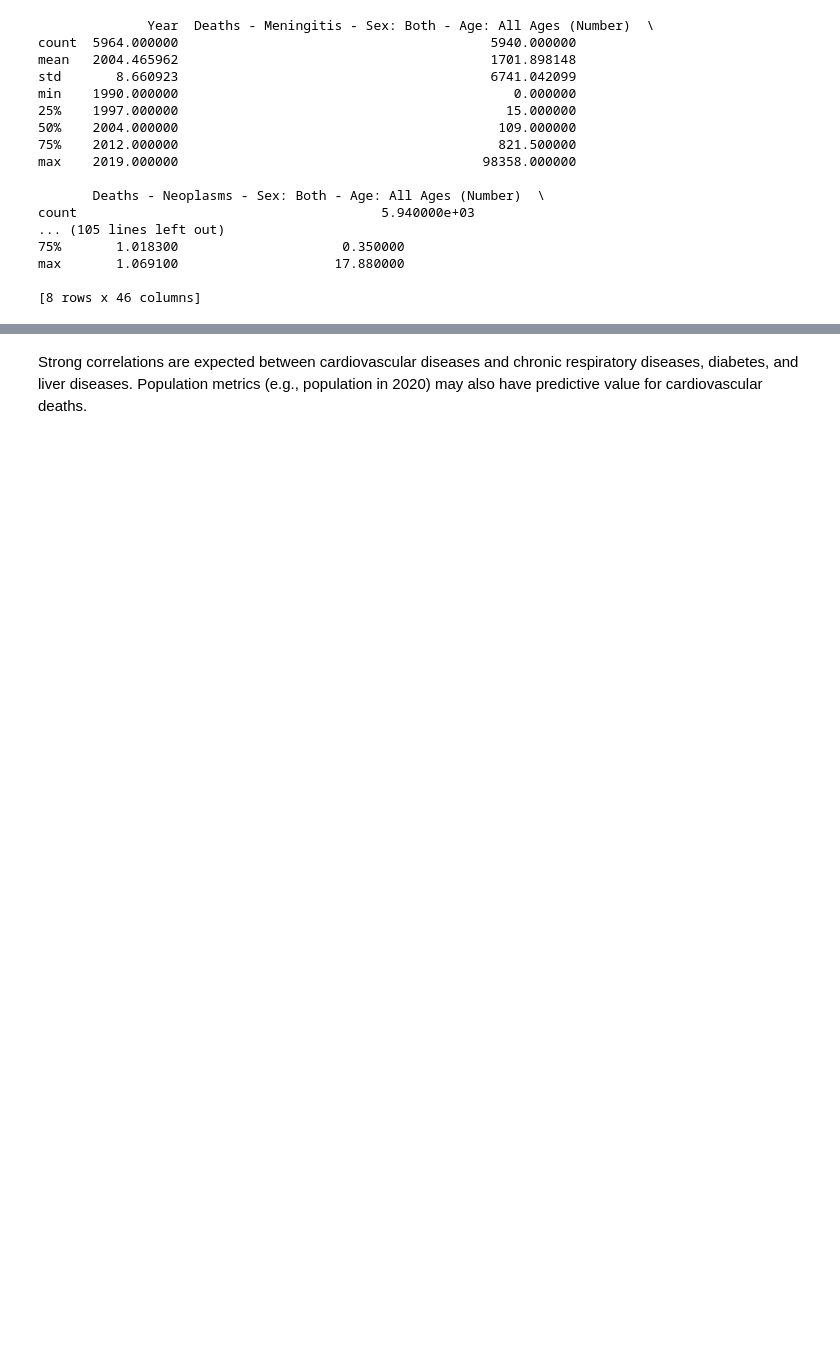
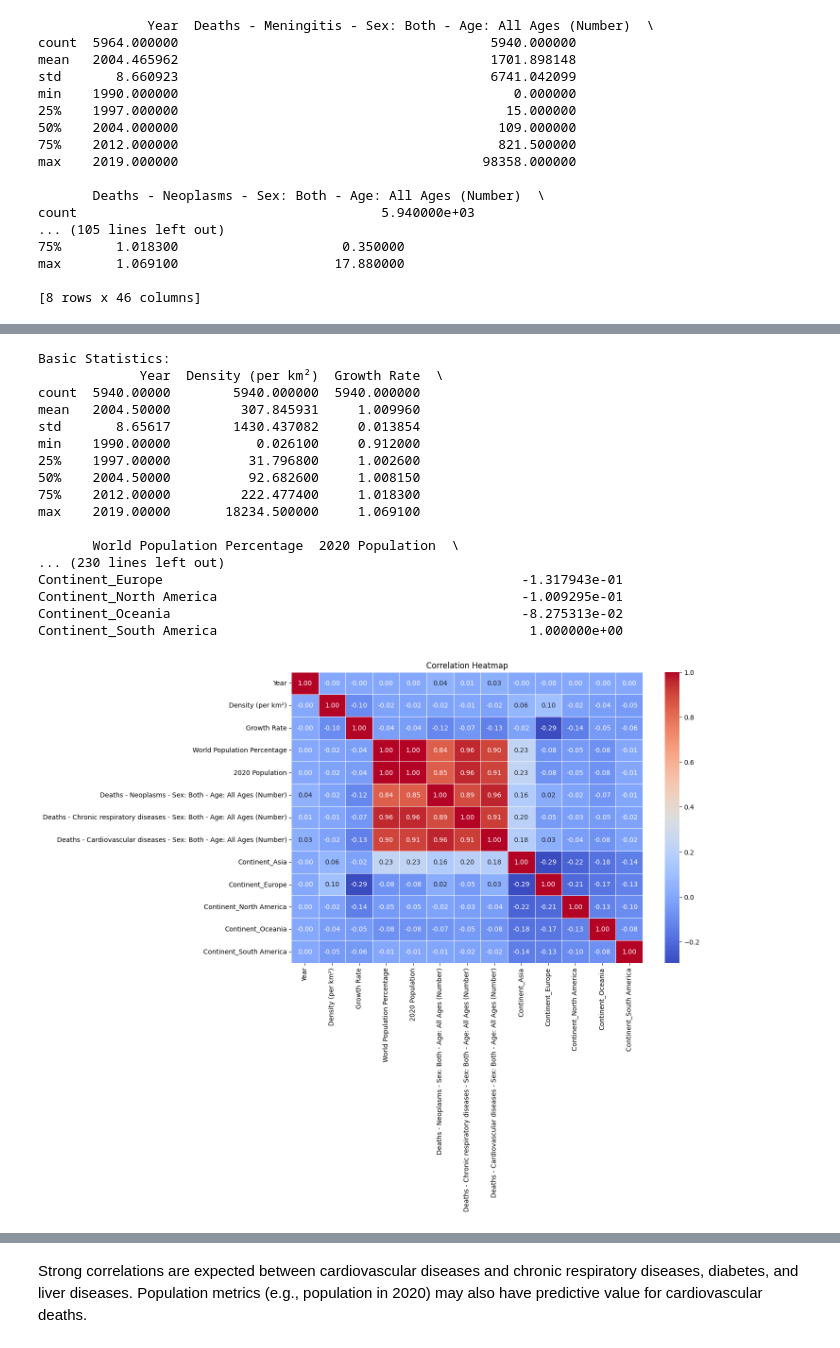
Before and after one commit to ApraxiaTM/Annual-Death-Causes, a Jupyter notebook: ai_project_prelim_sgu2.ipynb, the cells around one changed output, grey strips where cells are left out. Cells and saved outputs as stored; diff of their text form; code cells hidden in the pictures; blank space fills up the shorter version.

```diff
--- a/ai_project_prelim_sgu2.ipynb
+++ b/ai_project_prelim_sgu2.ipynb
@@ -409,11 +458,30 @@ plt.show()
 # %%
+# # Extract relevant features for predicting cardiovascular deaths
+# features = [
+#     'Year', 'Continent', 'Density (per km²)', 'Growth Rate',
+#     'World Population Percentage', '2020 Population',
+#     'Deaths - Diabetes mellitus - Sex: Both - Age: All Ages (Number)',
+#     'Deaths - Chronic respiratory diseases - Sex: Both - Age: All Ages (Number)',
+#     'Deaths - Cirrhosis and other chronic liver diseases - Sex: Both - Age: All Ages (Number)'
+# ]
+
+# target = 'Deaths - Cardiovascular diseases - Sex: Both - Age: All Ages (Number)'
+
+# # Create a feature-target DataFrame
+# data_model = merged_data_cleaned[features + [target]].dropna()
+
+# # One-hot encoding of 'Continent'
+# data_model = pd.get_dummies(data_model, columns=['Continent'], drop_first=True)
+# print("\nExtracted Data Sample:")
+# print(data_model.head())
+
 # Extract relevant features for predicting cardiovascular deaths
 features = [
     'Year', 'Continent', 'Density (per km²)', 'Growth Rate',
     'World Population Percentage', '2020 Population',
-    'Deaths - Diabetes mellitus - Sex: Both - Age: All Ages (Number)',
-    'Deaths - Chronic respiratory diseases - Sex: Both - Age: All Ages (Number)',
-    'Deaths - Cirrhosis and other chronic liver diseases - Sex: Both - Age: All Ages (Number)'
+    # 'Deaths - Cardiovascular diseases - Sex: Both - Age: All Ages (Number)',
+    'Deaths - Neoplasms - Sex: Both - Age: All Ages (Number)',
+    'Deaths - Chronic respiratory diseases - Sex: Both - Age: All Ages (Number)'
 ]
 
 target = 'Deaths - Cardiovascular diseases - Sex: Both - Age: All Ages (Number)'
@@ -430,24 +514,43 @@ print(data_model.head())
 # %%
 # Basic statistics for selected features
 print("\nBasic Statistics:")
 print(data_model.describe())
 
 # Correlation matrix to identify relationships
 print("\nCorrelation Matrix:")
 print(data_model.corr())
 
 # Visualizing correlations using a heatmap
 import seaborn as sns
 import matplotlib.pyplot as plt
 
 plt.figure(figsize=(12, 8))
 sns.heatmap(data_model.corr(), annot=True, cmap='coolwarm', fmt='.2f', linewidths=0.5)
 plt.title("Correlation Heatmap")
 plt.show()
 
 # Distribution of the target variable (Cardiovascular deaths)
 plt.figure(figsize=(8, 6))
 sns.histplot(data_model[target], kde=True, bins=30)
-plt.title("Distribution of Cardiovascular Deaths")
+plt.title("Distribution of Top 3 Deaths")
 plt.xlabel("Deaths")
 plt.show()
+# %% [output]
+Basic Statistics:
+             Year  Density (per km²)  Growth Rate  \
+count  5940.00000        5940.000000  5940.000000
+mean   2004.50000         307.845931     1.009960
+std       8.65617        1430.437082     0.013854
+min    1990.00000           0.026100     0.912000
+25%    1997.00000          31.796800     1.002600
+50%    2004.50000          92.682600     1.008150
+75%    2012.00000         222.477400     1.018300
+max    2019.00000       18234.500000     1.069100
+
+       World Population Percentage  2020 Population  \
+... (230 lines left out)
+Continent_Europe                                              -1.317943e-01
+Continent_North America                                       -1.009295e-01
+Continent_Oceania                                             -8.275313e-02
+Continent_South America                                        1.000000e+00
+[figure, added]
```
Also changed, not shown: parts of 11 cells of this notebook, 2 other files.
